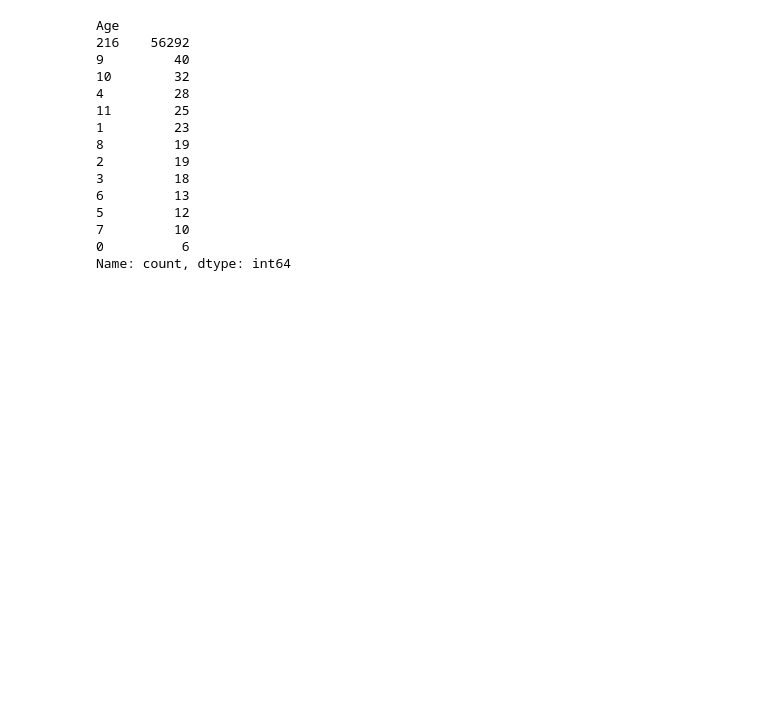
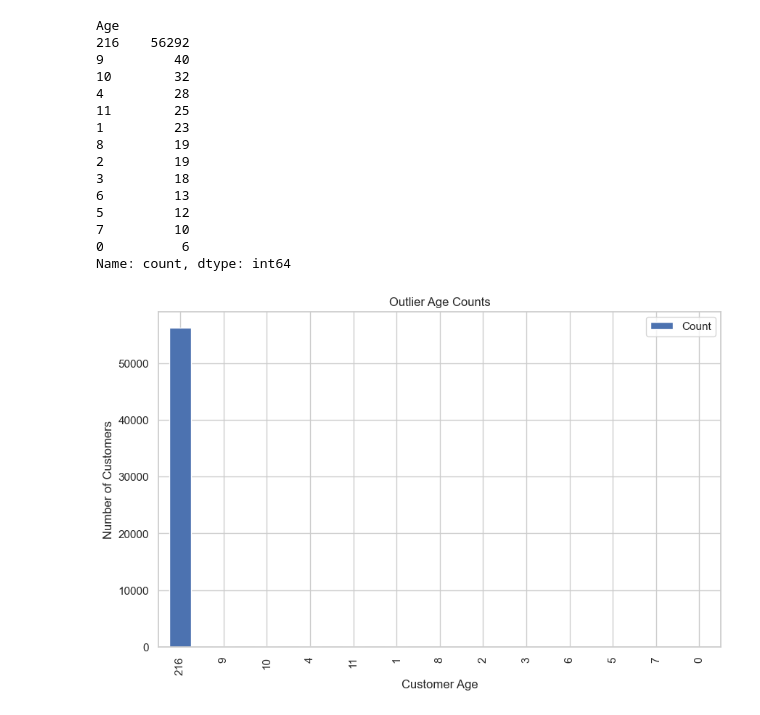
Before and after one commit to mosimii/banktrust-rfm-customer-segmentation, a Jupyter notebook: rfm_customer_segmentation_banktrust.ipynb, the cells around one changed output. Cells and saved outputs as stored; diff of their text form; code cells hidden in the pictures; blank space fills up the shorter version.

Commit message:
Handle age column

```diff
--- a/rfm_customer_segmentation_banktrust.ipynb
+++ b/rfm_customer_segmentation_banktrust.ipynb
@@ -273,3 +291,15 @@ Age
 7         10
 0          6
 Name: count, dtype: int64
+# %%
+#visualising this.
+age_outlier_table = outliers['Age'][outliers['Age'] >= 0].value_counts().reset_index()
+age_outlier_table.columns = ['Age', 'Count']  #renaming columns properly
+
+age_outlier_table.plot(kind='bar', x='Age', y='Count')
+plt.title('Outlier Age Counts')
+plt.xlabel('Customer Age')
+plt.ylabel('Number of Customers')
+plt.show()
+# %% [output]
+[figure, added]
```
Also changed, not shown: parts of 13 cells of this notebook.
